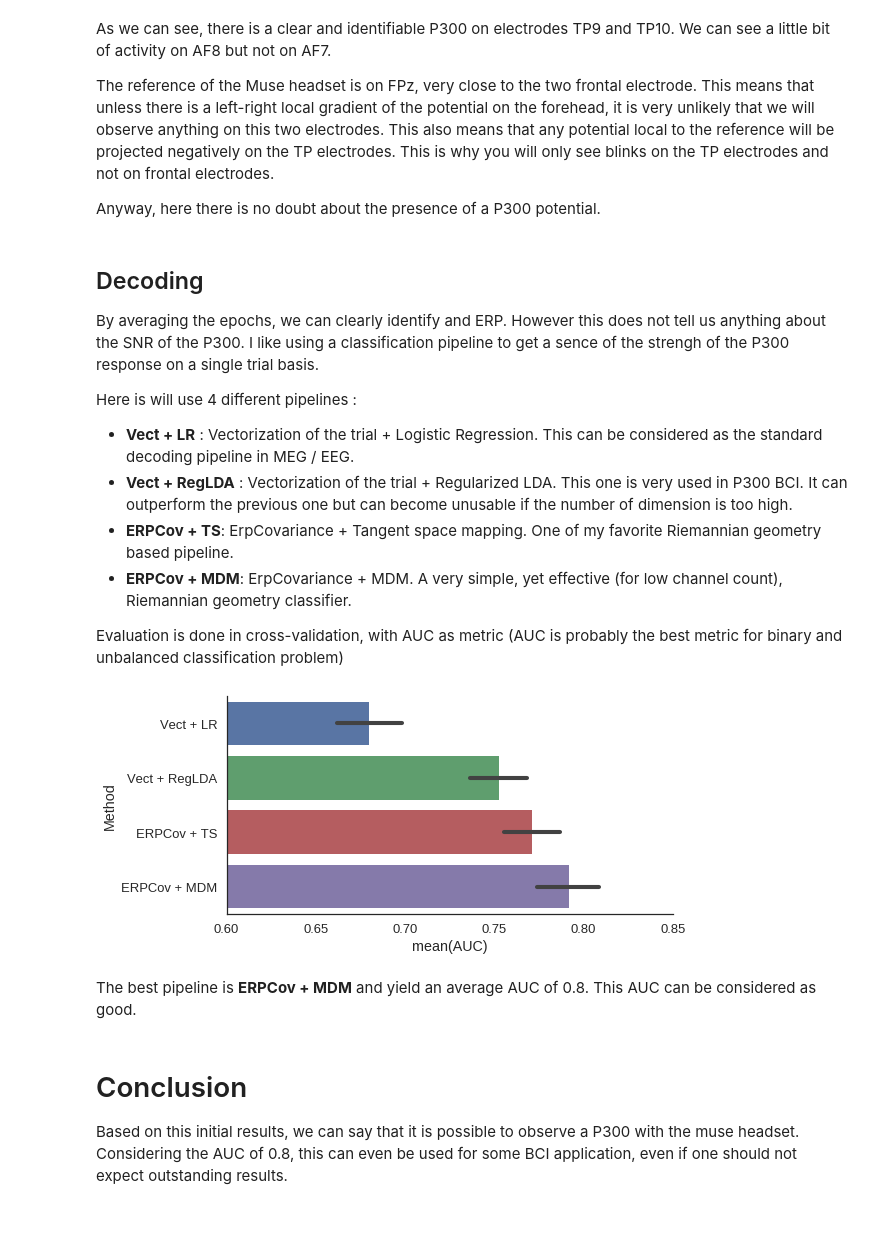
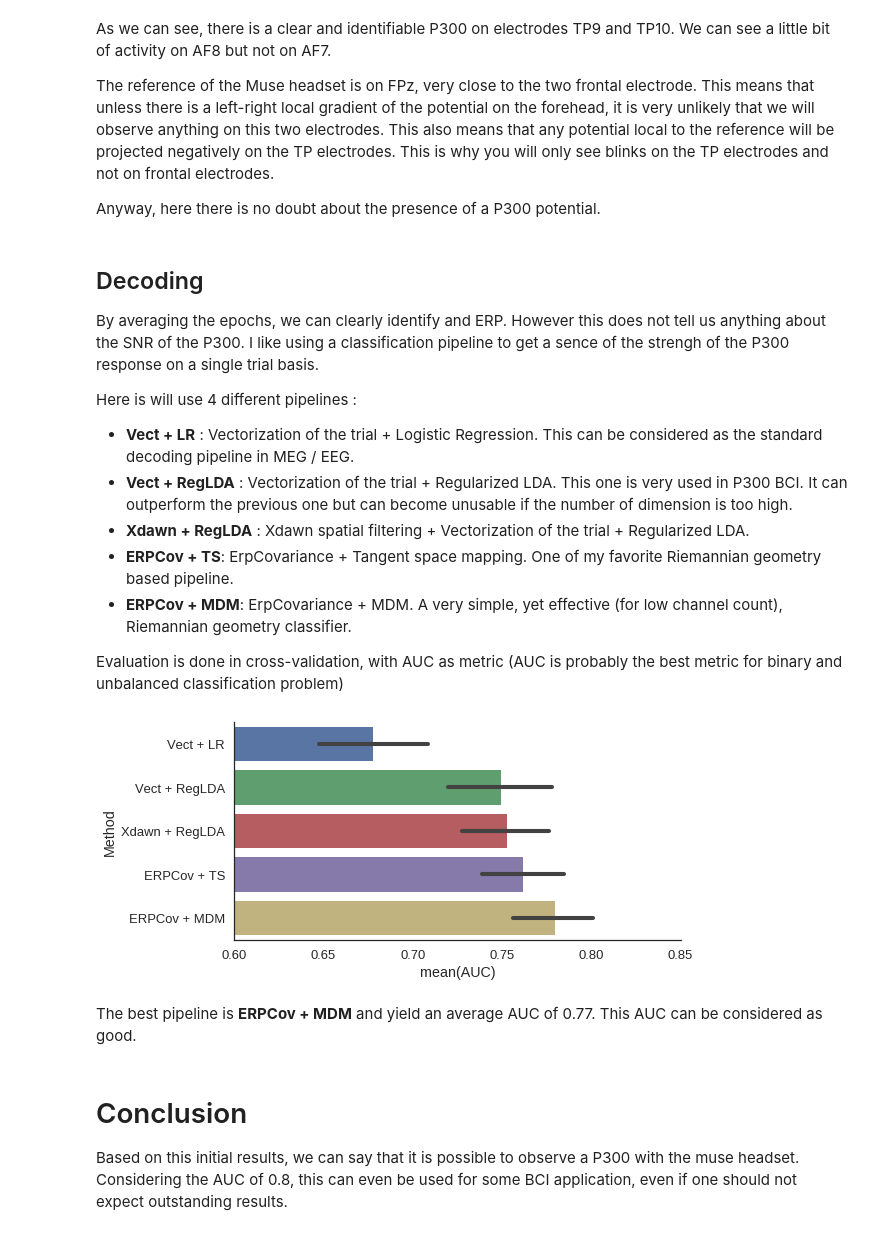
Before and after one commit to alexandrebarachant/muse-lsl, a Jupyter notebook: notebooks/P300 with Muse.ipynb, the cells around one changed output. Drawn from its saved outputs; the diff is of its cells as text; code cells hidden in the pictures.

```diff
--- a/notebooks/P300 with Muse.ipynb
+++ b/notebooks/P300 with Muse.ipynb
@@ -38,7 +38,9 @@ from matplotlib import pyplot as plt
 
 Data are saved in csv file for more convinience. here we will convert them in MNE data object so we can pre-process and epoch them
 # %%
-fnames = glob('../data/visual/P300/data_*.csv')
+subject = '1'
+session = '1'
+fnames = glob('../data/visual/P300/subject%s/session%s/data_*.csv' % (subject, session))
 raw = []
 for fname in fnames:
     # read the file
@@ -112,7 +114,7 @@ events = find_events(raw)
 event_id = {'Non-Target': 1, 'Target': 2}
 
 epochs = Epochs(raw, events=events, event_id=event_id, tmin=-0.1, tmax=0.8, baseline=None,
-                reject={'eeg': 100e-6}, preload=True, verbose=False, picks=[0,1,2,3])
+                reject={'eeg': 100e-6}, preload=True, verbose=False, picks=[0,1,2,3], add_eeg_ref=False)
 epochs
 # %% [output]
 1161 events found
@@ -165,6 +167,7 @@ By averaging the epochs, we can clearly identify and ERP. However this does not
 Here is will use 4 different pipelines :
 - **Vect + LR** :  Vectorization of the trial + Logistic Regression. This can be considered as the standard decoding pipeline in MEG / EEG.
 - **Vect + RegLDA** :  Vectorization of the trial + Regularized LDA. This one is very used in P300 BCI. It can outperform the previous one but can become unusable if the number of dimension is too high.
+- **Xdawn + RegLDA** :  Xdawn spatial filtering + Vectorization of the trial + Regularized LDA.
 - **ERPCov + TS**: ErpCovariance + Tangent space mapping. One of my favorite Riemannian geometry based pipeline.
 - **ERPCov + MDM**: ErpCovariance + MDM. A very simple, yet effective (for low channel count), Riemannian geometry classifier.
 
@@ -183,39 +186,41 @@ from sklearn.model_selection import cross_val_score, StratifiedShuffleSplit
 from pyriemann.estimation import ERPCovariances
 from pyriemann.tangentspace import TangentSpace
 from pyriemann.classification import MDM
+from pyriemann.spatialfilters import Xdawn
 
 from collections import OrderedDict
 
 clfs = OrderedDict()
 
 clfs['Vect + LR'] = make_pipeline(Vectorizer(), StandardScaler(), LogisticRegression())
 clfs['Vect + RegLDA'] = make_pipeline(Vectorizer(), LDA(shrinkage='auto', solver='eigen'))
+clfs['Xdawn + RegLDA'] = make_pipeline(Xdawn(2, classes=[1]), Vectorizer(), LDA(shrinkage='auto', solver='eigen'))
 clfs['ERPCov + TS'] = make_pipeline(ERPCovariances(), TangentSpace(), LogisticRegression())
 clfs['ERPCov + MDM'] = make_pipeline(ERPCovariances(), MDM())
 
 
 # define cross validation
-cv = StratifiedShuffleSplit(n_splits=20, test_size=0.25, random_state=42)
+cv = StratifiedShuffleSplit(n_splits=10, test_size=0.25, random_state=42)
 
 # run cross validation for each pipeline
 auc = []
 methods = []
 for m in clfs:
     res = cross_val_score(clfs[m], X, y==2, scoring='roc_auc', cv=cv, n_jobs=-1)
     auc.extend(res)
     methods.extend([m]*len(res))
 
 results = pd.DataFrame(data=auc, columns=['AUC'])
 results['Method'] = methods
 
 plt.figure(figsize=[8,4])
 sns.barplot(data=results, x='AUC', y='Method')
 plt.xlim(0.6, 0.85)
 sns.despine()
 # %% [output]
-[figure, old version]
+[figure, new version]
 # %% [markdown]
-The best pipeline is **ERPCov + MDM** and yield an average AUC of 0.8. This AUC can be considered as good.
+The best pipeline is **ERPCov + MDM** and yield an average AUC of 0.77. This AUC can be considered as good.
 # %% [markdown]
 # Conclusion
 
```
Also changed, not shown: 4 other files.
